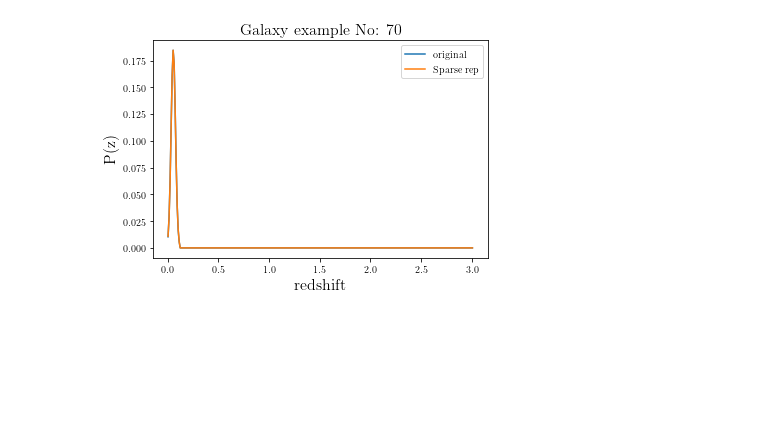
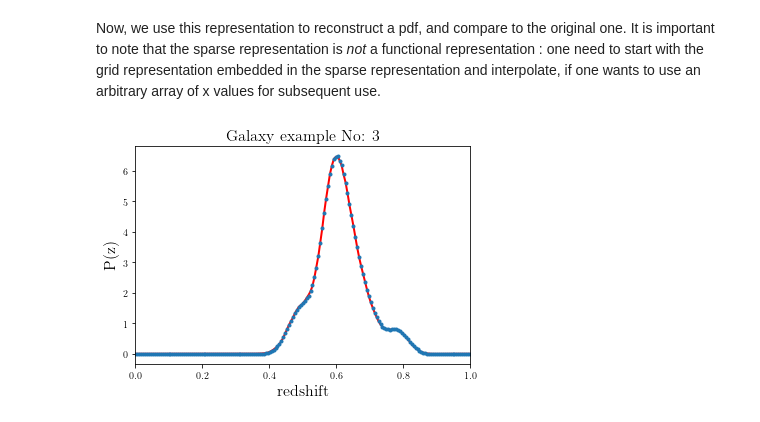
Before and after one commit to aimalz/qp, a Jupyter notebook: docs/notebooks/Sparse Voigt representation Demo from SparsePz.ipynb, the cells around one changed output. Drawn from its saved outputs; the diff is of its cells as text; code cells hidden in the pictures; blank space fills up the shorter version.

```diff
--- a/docs/notebooks/Sparse Voigt representation Demo from SparsePz.ipynb
+++ b/docs/notebooks/Sparse Voigt representation Demo from SparsePz.ipynb
@@ -371,0 +125,2 @@ for i in range(Ntot):
+# %%
+ALL, bigD = build_sparse_representation(newz, newpdf)
@@ -372 +136,3 @@ for i in range(Ntot):
+# %% [markdown]
+Now, we use this representation to reconstruct a pdf, and compare to the original one. It is important to note that the sparse representation is *not* a functional representation : one need to start with the grid representation embedded in the sparse representation and interpolate, if one wants to use an arbitrary array of x values for subsequent use.
 # %%
@@ -387,11 +151,30 @@ rep_pdf = reconstruct_pdf_int(ALL[k], meta)
-# %%
-plt.plot(z, P[k] / sum(P[k]), label='original')
-plt.plot(z, rep_pdf, label='Sparse rep')
-plt.xlabel('redshift')
-plt.ylabel('P(z)')
-plt.legend(loc=0)
-title = 'Galaxy example No: %d' % k
-plt.title(title);
-# %% [output]
-[figure, removed]
+# %%
+#Next decode the sparse indices into the voigt shape parameters
+#The underlying code needs to be improved to avoid a for loop here
+k=3
+va, ma, sa, ga = qp.utils.indices2shapes(ALL[k], meta)
+# %%
+#newz=np.linspace(0.005,3.005,301)
+#newz=np.linspace(0,1,500)
+pdf = np.zeros_like(newz)
+for v, m, s, g in zip(va,ma,sa,ga):
+    pdft = special.voigt_profile(newz - m, s, g)
+#    print(sciint.trapz(pdft,newz))
+#    print(v)
+#    print(sla.norm(pdft))
+    pdft = np.where(pdft >= cut, pdft, 0.)
+    pdft = v * pdft / sla.norm(pdft)
+    #pdft = v * pdft
+    pdf += pdft
+pdf = pdf / sciint.trapz(pdf,newz)
+#plt.plot(newz,pdf-newpdf[k],'r', linewidth=2)
+plt.plot(newz,pdf,'r', linewidth=2)
+plt.plot(newz,newpdf[k], '.')
+plt.xlim(0,1)
+title = 'Galaxy example No: %d' % k
+plt.xlabel('redshift')
+plt.ylabel('P(z)')
+plt.title(title);
+# %% [output]
+[figure, added]
 # %%
```
Also changed, not shown: parts of 17 cells of this notebook.
